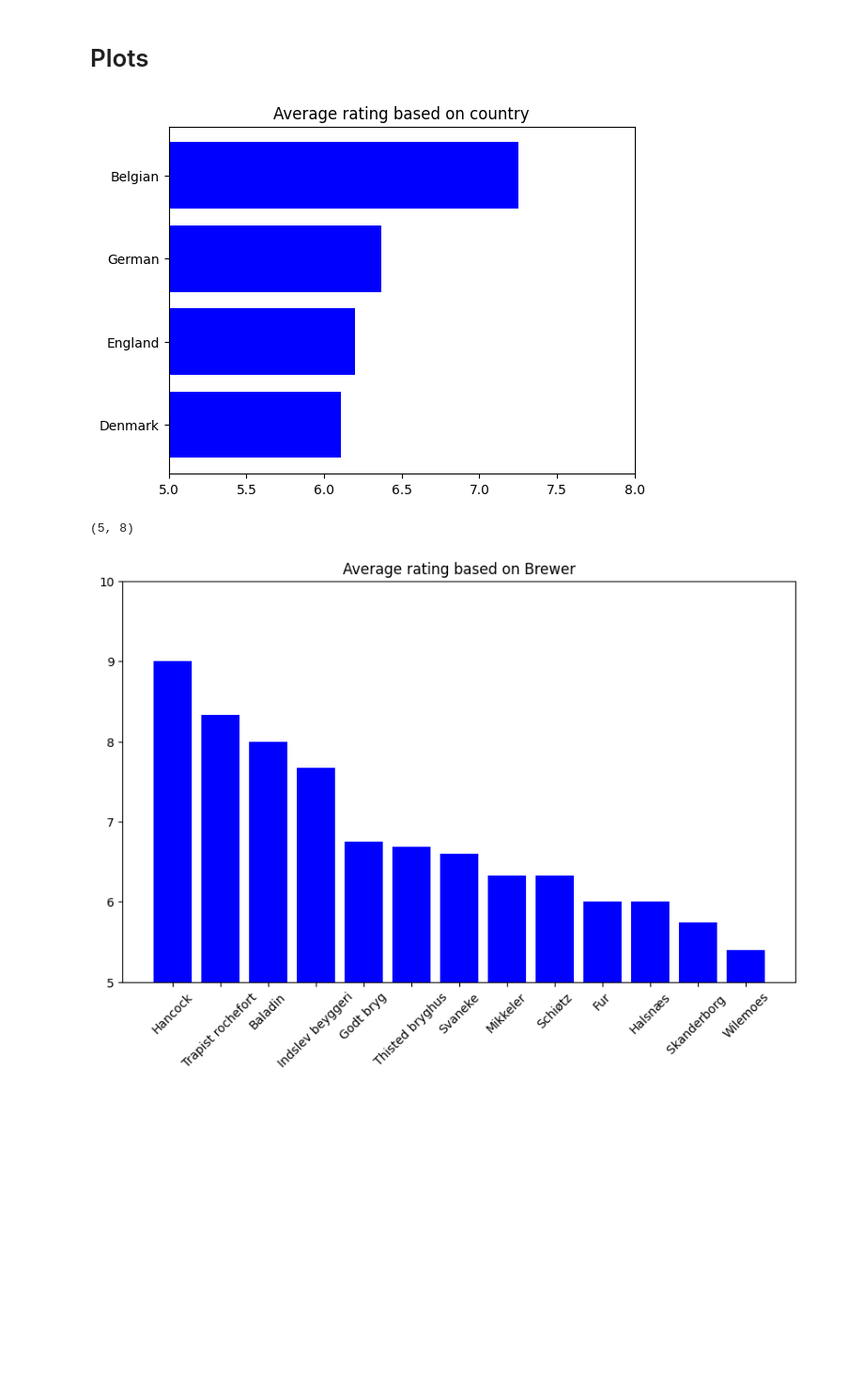
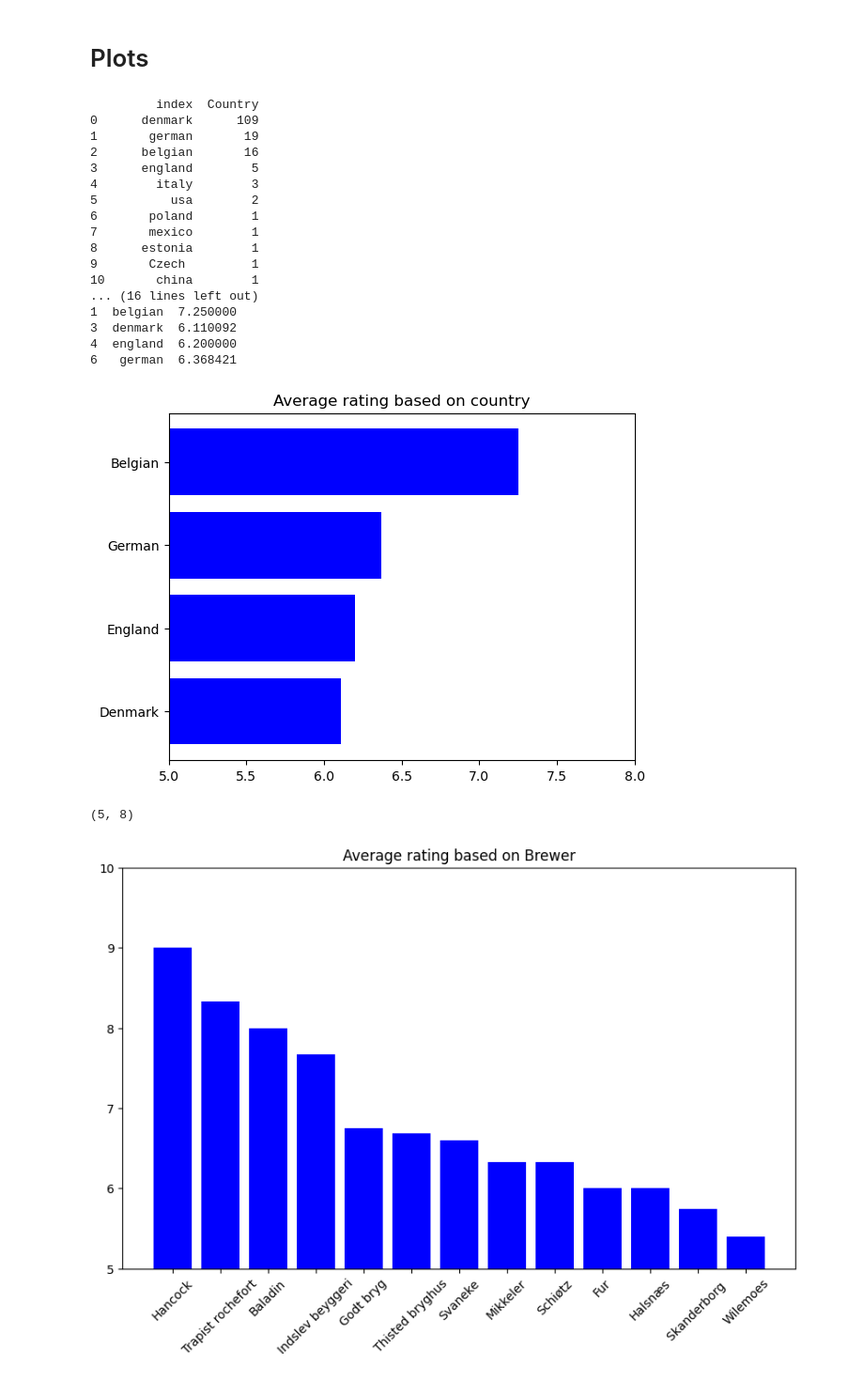
Before and after one commit to Husted42/theDrunkRepository, a Jupyter notebook: plots.ipynb, the cells around one changed output. Shown: that part at 94% size. Drawn from its saved outputs; the diff is of its cells as text; code cells hidden in the pictures; blank space fills up the shorter version.

```diff
--- a/plots.ipynb
+++ b/plots.ipynb
@@ -22,28 +22,49 @@ df.head()
 # %%
 def avgByCoun():
     keepers = df.copy(deep=True)
     keepers = keepers['Country'].value_counts().reset_index()
-    keepers = keepers[keepers['count'] > 3]
-    keepers = list(keepers.pop('Country'))
+    print(keepers)
+    keepers = keepers[keepers['Country'] > 3]
+    keepers = list(keepers.pop('index'))
+    print(keepers)
 
     df_avgByCoun = df.groupby(['Country'])['Rating'].mean().reset_index()
+    print(df_avgByCoun)
     df_avgByCoun = df_avgByCoun[df_avgByCoun['Country'].isin(keepers)]
+    print(df_avgByCoun)
     df_avgByCoun = df_avgByCoun.sort_values(by=['Rating'])
     df_avgByCoun['Country'] = df_avgByCoun['Country'].str.capitalize()
 
     default_x_ticks = (round(min(df_avgByCoun['Rating']))) - 1, (round(max(df_avgByCoun['Rating'])) + 1)
     y = list(df_avgByCoun.pop('Country'))
     x = list(df_avgByCoun.pop('Rating'))
     plt.barh(width=x, y=y, color = 'Blue')
     plt.xlim(default_x_ticks)
     plt.title("Average rating based on country")
     plt.show()
     return default_x_ticks
 
 print(avgByCoun())
 # %% [output]
+         index  Country
+0      denmark      109
+1       german       19
+2      belgian       16
+3      england        5
+4        italy        3
+5          usa        2
+6       poland        1
+7       mexico        1
+8      estonia        1
+9       Czech         1
+10       china        1
+... (16 lines left out)
+1  belgian  7.250000
+3  denmark  6.110092
+4  england  6.200000
+6   german  6.368421
-[figure, old version]
+[figure, new version]
-(5, 8)
+(5, 8)
 # %%
 def avgByBrew():
     keepers = df.copy(deep=True)
```
Also changed, not shown: 2 other files.
